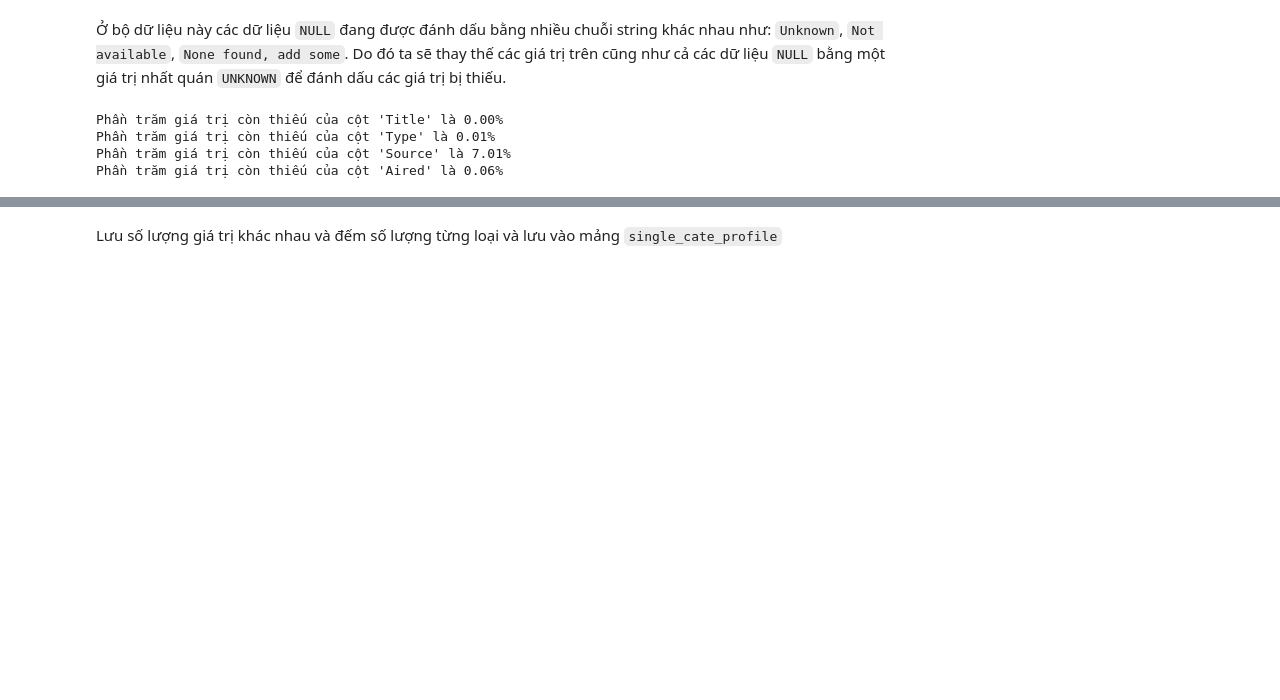
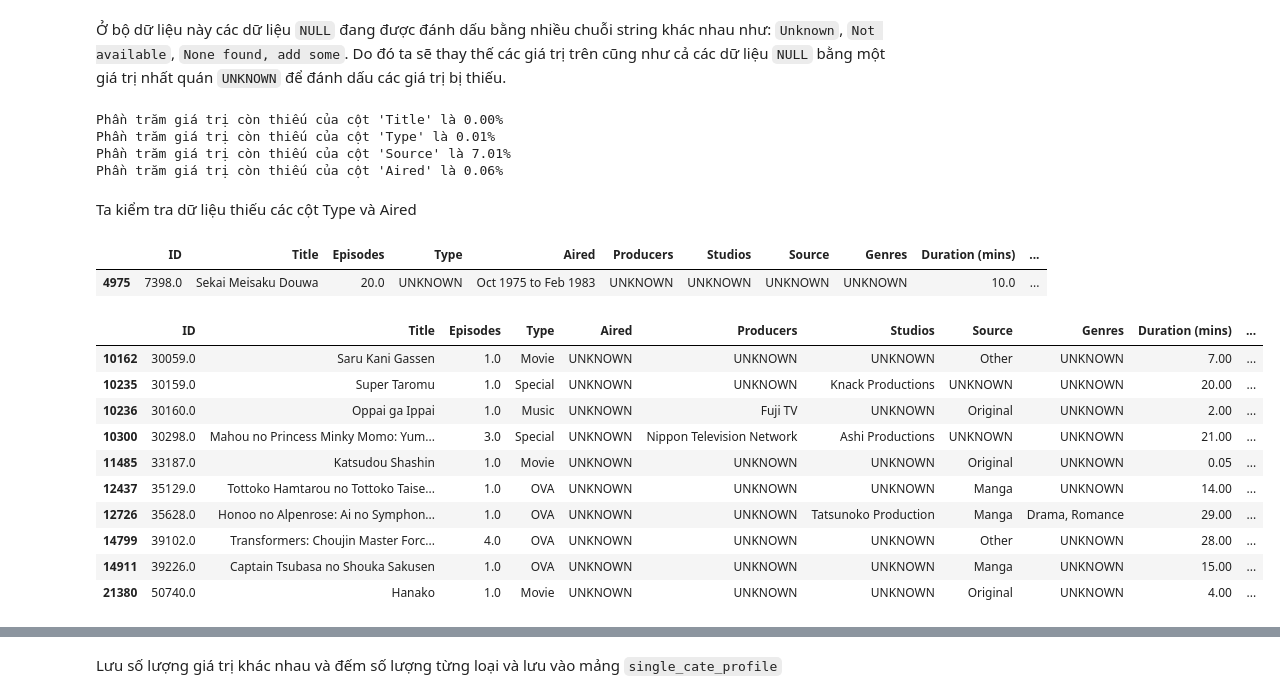
Before and after one commit to V1nk4n/Intro2DS_FinalProject, a Jupyter notebook: data_exploration/data_explorations.ipynb, the cells around one changed output, grey strips where cells are left out. Saved outputs shown, nothing was run; the diff lists cells and outputs as text; code cells hidden in the pictures; blank space fills up the shorter version.

```diff
--- a/data_exploration/data_explorations.ipynb
+++ b/data_exploration/data_explorations.ipynb
@@ -334,4 +346,25 @@ Phần trăm giá trị còn thiếu của cột 'Title' là 0.00%
 Phần trăm giá trị còn thiếu của cột 'Type' là 0.01%
 Phần trăm giá trị còn thiếu của cột 'Source' là 7.01%
 Phần trăm giá trị còn thiếu của cột 'Aired' là 0.06%
+# %% [markdown]
+Ta kiểm tra dữ liệu thiếu các cột Type và Aired
+# %%
+anime_df[anime_df['Type']=='UNKNOWN']
+# %% [output]
+|  | ID | Title | Episodes | Type | Aired | Producers | Studios | Source | Genres | Duration (mins) | ... |
+| 4975 | 7398.0 | Sekai Meisaku Douwa | 20.0 | UNKNOWN | Oct 1975 to Feb 1983 | UNKNOWN | UNKNOWN | UNKNOWN | UNKNOWN | 10.0 | ... |
+# %%
+anime_df[anime_df['Aired']=='UNKNOWN']
+# %% [output]
+|  | ID | Title | Episodes | Type | Aired | Producers | Studios | Source | Genres | Duration (mins) | ... |
+| 10162 | 30059.0 | Saru Kani Gassen | 1.0 | Movie | UNKNOWN | UNKNOWN | UNKNOWN | Other | UNKNOWN | 7.00 | ... |
+| 10235 | 30159.0 | Super Taromu | 1.0 | Special | UNKNOWN | UNKNOWN | Knack Productions | UNKNOWN | UNKNOWN | 20.00 | ... |
+| 10236 | 30160.0 | Oppai ga Ippai | 1.0 | Music | UNKNOWN | Fuji TV | UNKNOWN | Original | UNKNOWN | 2.00 | ... |
+| 10300 | 30298.0 | Mahou no Princess Minky Momo: Yum... | 3.0 | Special | UNKNOWN | Nippon Television Network | Ashi Productions | UNKNOWN | UNKNOWN | 21.00 | ... |
+| 11485 | 33187.0 | Katsudou Shashin | 1.0 | Movie | UNKNOWN | UNKNOWN | UNKNOWN | Original | UNKNOWN | 0.05 | ... |
+| 12437 | 35129.0 | Tottoko Hamtarou no Tottoko Taise... | 1.0 | OVA | UNKNOWN | UNKNOWN | UNKNOWN | Manga | UNKNOWN | 14.00 | ... |
+| 12726 | 35628.0 | Honoo no Alpenrose: Ai no Symphon... | 1.0 | OVA | UNKNOWN | UNKNOWN | Tatsunoko Production | Manga | Drama, Romance | 29.00 | ... |
+| 14799 | 39102.0 | Transformers: Choujin Master Forc... | 4.0 | OVA | UNKNOWN | UNKNOWN | UNKNOWN | Other | UNKNOWN | 28.00 | ... |
+| 14911 | 39226.0 | Captain Tsubasa no Shouka Sakusen | 1.0 | OVA | UNKNOWN | UNKNOWN | UNKNOWN | Manga | UNKNOWN | 15.00 | ... |
+| 21380 | 50740.0 | Hanako | 1.0 | Movie | UNKNOWN | UNKNOWN | UNKNOWN | Original | UNKNOWN | 4.00 | ... |
 # %% [markdown]
```
Also changed, not shown: parts of 21 cells of this notebook, 1 other file.
